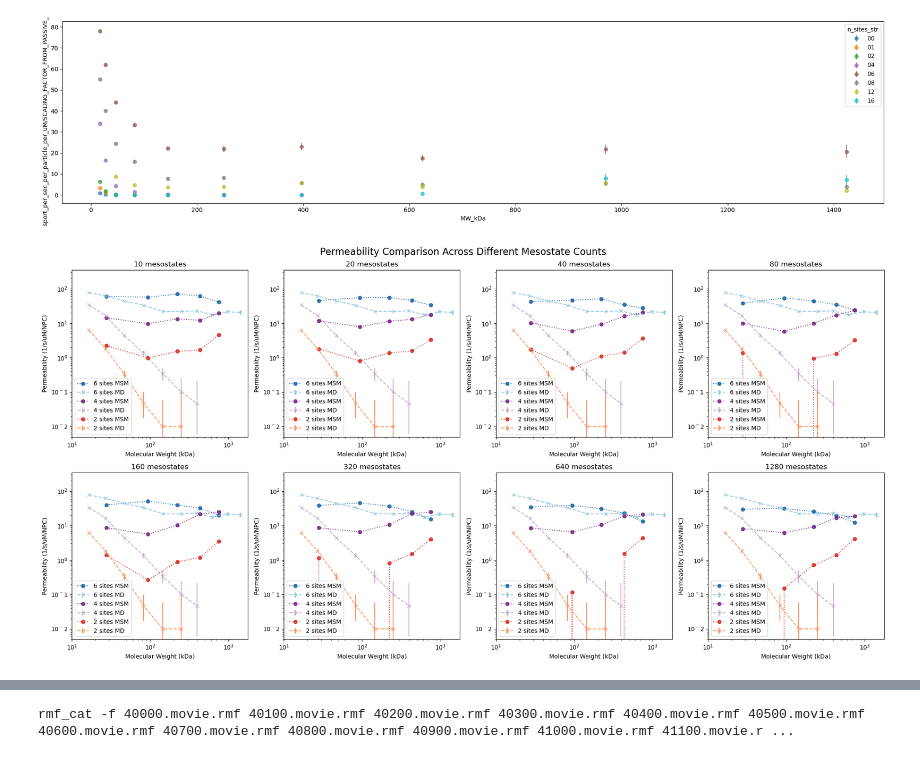
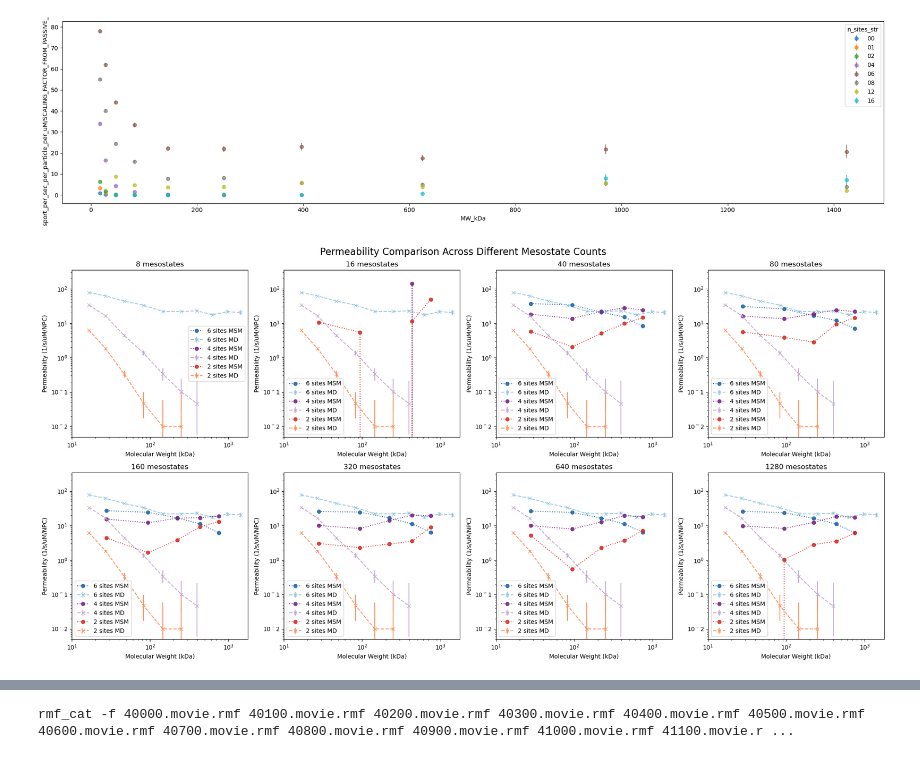
Before and after one commit to ravehlab/iMSM, a Jupyter notebook: 017_PRC_NTR_variants.ipynb, the cells around one changed output, grey strips where cells are left out. Saved outputs shown, nothing was run; the diff lists cells and outputs as text; code cells hidden in the pictures.

```diff
--- a/017_PRC_NTR_variants.ipynb
+++ b/017_PRC_NTR_variants.ipynb
@@ -349,14 +355,14 @@ for sites in [2,4,6]:
     for radius in [20,30,40,50,60]:
         print(f"Generating transition matrix for {sites} sites and {radius} radius")
         os.makedirs(f"data/ntr_variants/{sites}_sites/{radius}_radius/transition_matrices", exist_ok=True)
-        for n_clusters in [10, 20, 40, 80, 160, 320, 640, 1280]:
-            suffix = f"10-80-5k-1dist-nmc-multi-faiss-{n_clusters}clusters.pickle"
+        for n_clusters in [40, 80, 160, 320, 640, 1280]:
+            suffix = f"10-80-5k-1dist-nmc-multi-sym-faiss-{n_clusters}clusters.pickle"
             with open(f"data/ntr_variants/{sites}_sites/{radius}_radius/clusterings/{suffix}", "rb") as f:
                 pca_cluster = pickle.load(f)
-                actual_n_clusters = pca_cluster.centers.shape[0]
+                actual_n_clusters = pca_cluster.centroids.shape[0]
             with open(f"data/ntr_variants/{sites}_sites/{radius}_radius/clustered/{suffix}", "rb") as f:
                 clustered_data = pickle.load(f)
-            transition_matrix = generate_transition_matrix(clustered_data[:, :], actual_n_clusters, prior = 0.0)
+            transition_matrix = generate_transition_matrix(clustered_data[:, :], actual_n_clusters, prior = 0.01)
             with open(f"data/ntr_variants/{sites}_sites/{radius}_radius/transition_matrices/{n_clusters}clusters.pickle", "wb") as f:
                 pickle.dump(transition_matrix, f)
 
@@ -416,7 +422,7 @@ def mm_permiability(tm, bottom_states=None, top_states=None):
 
 
 
-for n_clusters in [10, 20, 40, 80, 160, 320, 640, 1280]:
+for n_clusters in [40, 80, 160, 320, 640, 1280]:
     for sites in [2,4,6]:
         permeabilities_means = []
         for radius in radii:
@@ -425,29 +431,22 @@ for n_clusters in [10, 20, 40, 80, 160, 320, 640, 1280]:
                 tm = pickle.load(f)
 
             # todo NOTICE IM USING THE SINGLE PCA CLUSTER
-            with open(f"data/ntr_variants/{sites}_sites/{radius}_radius/clusterings/10-80-5k-1dist-nmc-multi-faiss-{n_clusters}clusters.pickle", "rb") as f:
+            with open(f"data/ntr_variants/{sites}_sites/{radius}_radius/clusterings/10-80-5k-1dist-nmc-multi-sym-faiss-{n_clusters}clusters.pickle", "rb") as f:
                 pca_cluster = pickle.load(f)
-            centers = pca_cluster.get_inverse_centers()
-            bottom_indices = np.where(centers[:, 0] > 0.95)[0]
-            # bottom_indices = [0]
-            top_indices = np.where(centers[:, -1] > 0.95)[0]
-            # top_indices = [len(centers)-1]
-            # bottom_indices, top_indices = top_indices, bottom_indices
-            # print(bottom_indices, top_indices)
+            with open(f"data/ntr_variants/{sites}_sites/{radius}_radius/clustered/10-80-5k-1dist-nmc-multi-sym-faiss-{n_clusters}clusters.pickle", "rb") as f:
+                clustered = pickle.load(f)
 
-            # # remove bottom and top rows from tm
-            # tm = np.delete(tm, top_indices, axis=0)
-            # tm = np.delete(tm, top_indices, axis=1)
-            # tm = np.delete(tm, bottom_indices, axis=0)
-            # tm = np.delete(tm, bottom_indices, axis=1)
-            # tm = tm / tm.sum(axis=1, keepdims=True)
-            # tm = tm / tm.sum(axis=1, keepdims=True)
-            # tm[tm < 0] = 0
+            unique, counts = np.unique(clustered, return_counts=True)
+            top_2_indices = np.argsort(counts)[-2:][::-1]
+            most_prominent = unique[top_2_indices]
+            bottom_indices = [most_prominent[0]]
+            top_indices = [most_prominent[1]]
 
-            # # print(tm.shape)
+            # centers = clustered.get_inverse_centers()
+            # bottom_indices = np.where(centers[:, 0] > 0.75)[0]
+            # # bottom_indices = [0]
+            # top_indices = np.where(centers[:, -1] > 0.75)[0]
 
-            # top_indices = [i - np.sum(bottom_indices<i) - np.sum(top_indices < i) for i in np.where(centers[:, -1] > 0.80)[0] if i not in top_indices]
-            # bottom_indices = [i - np.sum(bottom_indices<i) - np.sum(top_indices < i) for i in np.where(centers[:, 0] > 0.80)[0] if i not in bottom_indices]
             # # print(bottom_indices, top_indices)
 
 
@@ -580,7 +579,7 @@ plt.show()
 fig, axes = plt.subplots(2, 4, figsize=(20, 10))
 axes = axes.flatten()  # Make it easier to iterate
 
-for i, n_clusters in enumerate([10, 20, 40, 80, 160, 320, 640, 1280]):
+for i, n_clusters in enumerate([8, 16, 40, 80, 160, 320, 640, 1280]):
     permeabilities_means = {}
     permeabilities_stds = {}
     for sites in [2, 4, 6]:
@@ -600,34 +599,34 @@ for i, n_clusters in enumerate([10, 20, 40, 80, 160, 320, 640, 1280]):
                 label=f'{sites} sites MSM', color=msm_colors[i], alpha=0.9, linestyle=':')
         mask = slice['n_sites'] == sites
         ax.errorbar(x[mask], y[mask],
                     yerr=[y[mask] - y_low[mask], y_high[mask] - y[mask]],
                     fmt='x--', color=md_colors[i], label=f'{sites} sites MD', alpha=0.9)
 
 
 
     # x axis
     ax.set_xlabel('Molecular Weight (kDa)')
     # ax.set_xlim(kdas[0], kdas[-1])
     ax.set_xscale('log')
     ax.set_xticks([10**1, 10**2, 10**3])
     ax.set_xticklabels([r'$10^1$', r'$10^2$', r'$10^3$'])
 
     # y axis
     ax.set_ylabel('Permeability (1/s/uM/NPC)')
     ax.set_yscale('log')
     ax.set_yticks([10**-2, 10**-1, 10**0, 10**1, 10**2, 10**3])
     ax.set_yticklabels([r'$10^-2$' ,r'$10^-1$', r'$10^0$', r'$10^1$', r'$10^2$', r'$10^3$'])
     ax.set_ylim([0.005, 350])
 
     ax.set_title(f"{n_clusters} mesostates")
     ax.legend()
 
 
 plt.suptitle("Permeability Comparison Across Different Mesostate Counts", fontsize=16)
 plt.tight_layout()
 plt.show()
 # %% [output]
-[figure, old version]
+[figure, new version]
 # %%
 # Plot transition matrices for 2, 4, and 6 sites in a 3x5 grid
 import math
```
Also changed, not shown: parts of 9 cells of this notebook, 6 other files.
